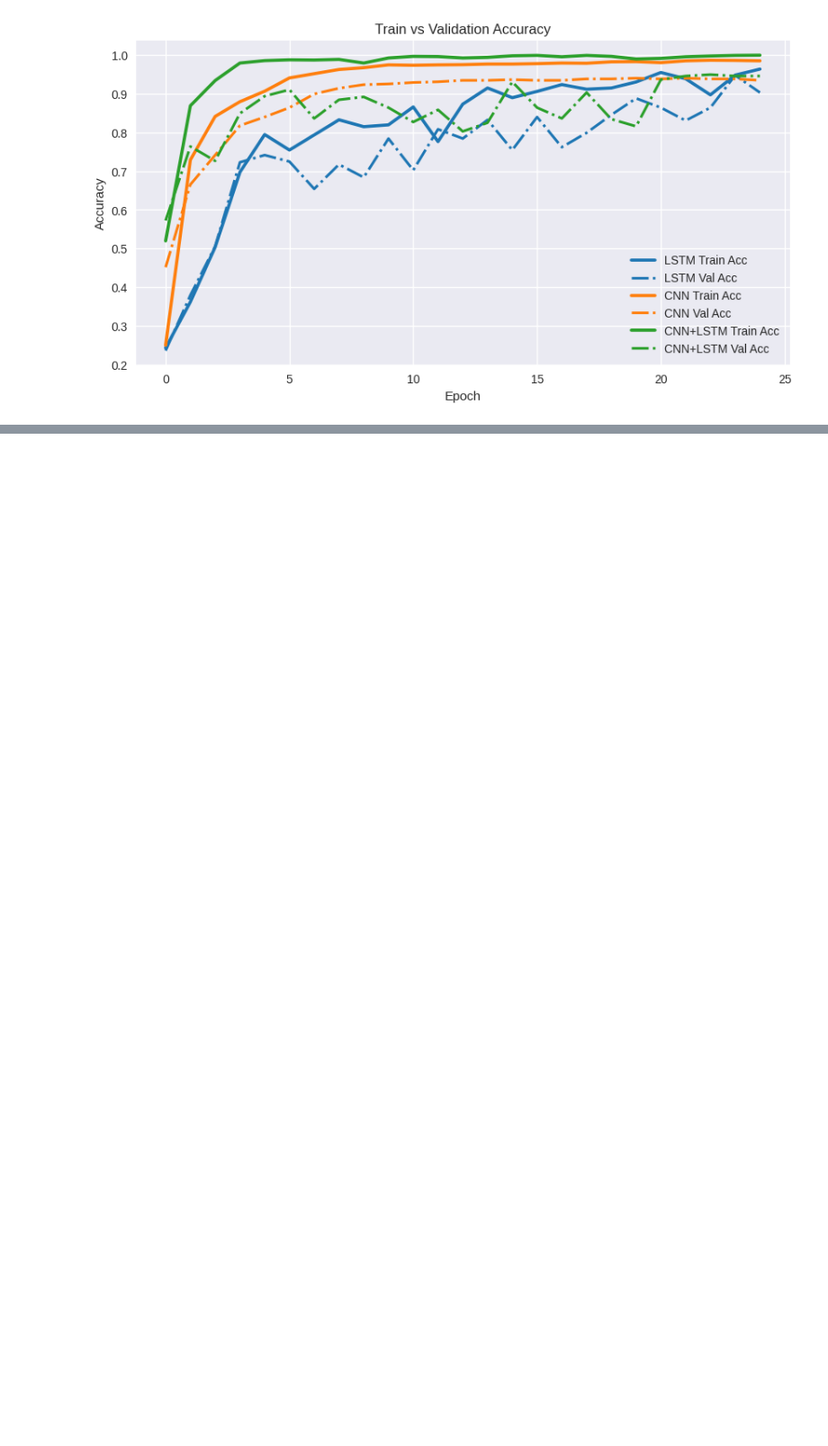
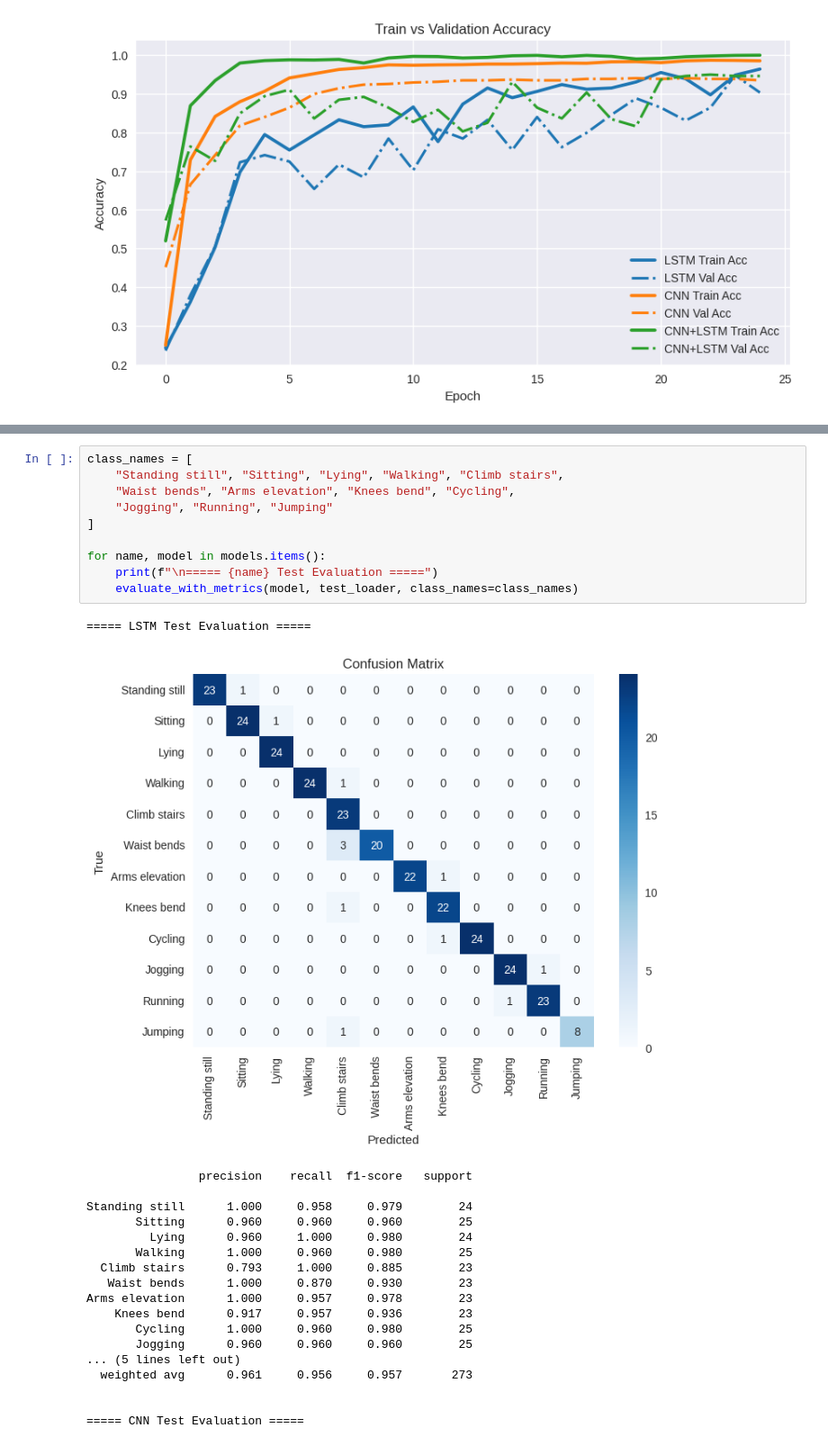
Before and after one commit to JuNYoUnGPaark/ML_2_Class, a Jupyter notebook: MHEALTH/MHEALTH_base.ipynb, the cells around one changed output, grey strips where cells are left out. Shown at 90% size. Saved outputs shown, nothing was run; the diff lists cells and outputs as text; blank space fills up the shorter version.

```diff
--- a/MHEALTH/MHEALTH_base.ipynb
+++ b/MHEALTH/MHEALTH_base.ipynb
@@ -583,0 +598,30 @@ CNN+LSTM Test Accuracy: 0.9560
+# %%
+class_names = [
+    "Standing still", "Sitting", "Lying", "Walking", "Climb stairs",
+    "Waist bends", "Arms elevation", "Knees bend", "Cycling",
+    "Jogging", "Running", "Jumping"
+]
+
+for name, model in models.items():
+    print(f"\n===== {name} Test Evaluation =====")
+    evaluate_with_metrics(model, test_loader, class_names=class_names)
+# %% [output]
+===== LSTM Test Evaluation =====
+[figure, added]
+                precision    recall  f1-score   support
+
+Standing still      1.000     0.958     0.979        24
+       Sitting      0.960     0.960     0.960        25
+         Lying      0.960     1.000     0.980        24
+       Walking      1.000     0.960     0.980        25
+  Climb stairs      0.793     1.000     0.885        23
+   Waist bends      1.000     0.870     0.930        23
+Arms elevation      1.000     0.957     0.978        23
+    Knees bend      0.917     0.957     0.936        23
+       Cycling      1.000     0.960     0.980        25
+       Jogging      0.960     0.960     0.960        25
+... (5 lines left out)
+  weighted avg      0.961     0.956     0.957       273
+
+
+===== CNN Test Evaluation =====
```
Also changed, not shown: parts of 2 cells of this notebook.
